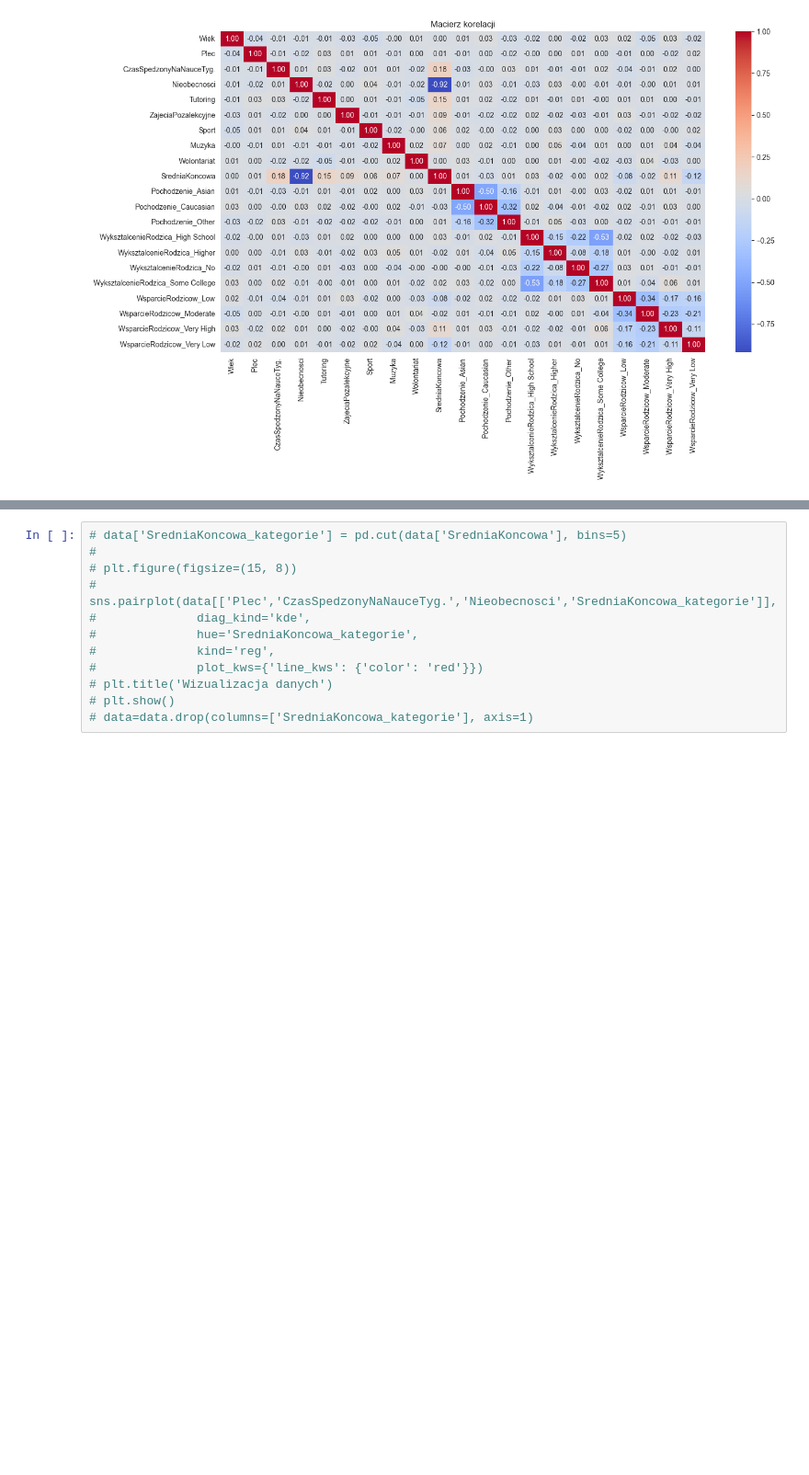
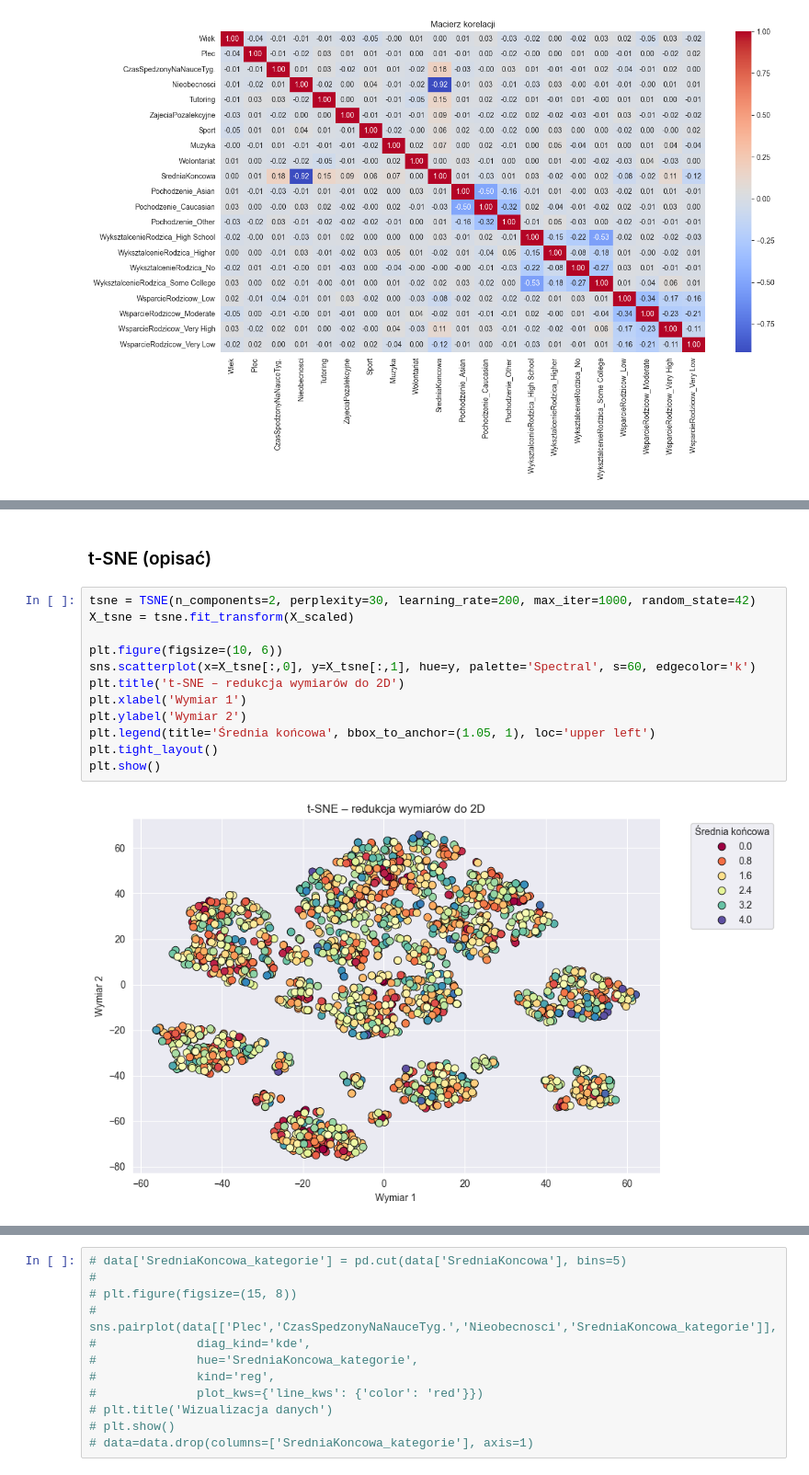
Before and after one commit to Polinez/MLClassProject, a Jupyter notebook: UM_Wandzel_Walus_Adamiak_Szymczyk.ipynb, the cells around one changed output, grey strips where cells are left out. Shown at 92% size. Saved outputs shown, nothing was run; the diff lists cells and outputs as text; blank space fills up the shorter version.

```diff
--- a/UM_Wandzel_Walus_Adamiak_Szymczyk.ipynb
+++ b/UM_Wandzel_Walus_Adamiak_Szymczyk.ipynb
@@ -208,0 +307,16 @@ plt.show()
+# %% [markdown]
+### t-SNE (opisać)
+# %%
+tsne = TSNE(n_components=2, perplexity=30, learning_rate=200, max_iter=1000, random_state=42)
+X_tsne = tsne.fit_transform(X_scaled)
+
+plt.figure(figsize=(10, 6))
+sns.scatterplot(x=X_tsne[:,0], y=X_tsne[:,1], hue=y, palette='Spectral', s=60, edgecolor='k')
+plt.title('t-SNE – redukcja wymiarów do 2D')
+plt.xlabel('Wymiar 1')
+plt.ylabel('Wymiar 2')
+plt.legend(title='Średnia końcowa', bbox_to_anchor=(1.05, 1), loc='upper left')
+plt.tight_layout()
+plt.show()
+# %% [output]
+[figure, added]
```
Also changed, not shown: parts of 14 cells of this notebook.
